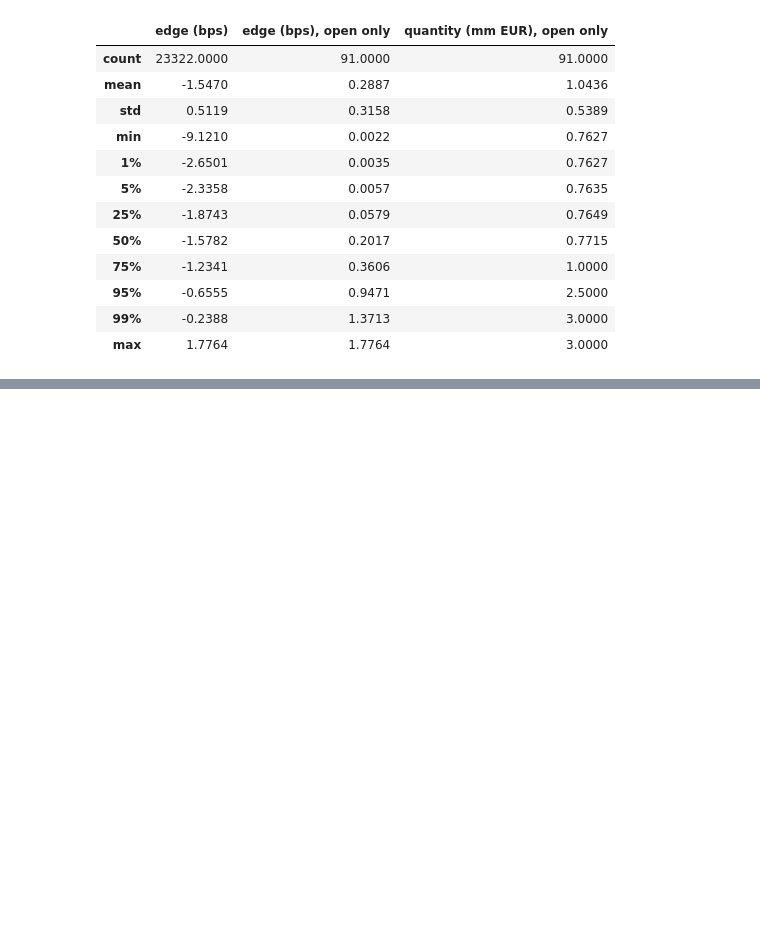
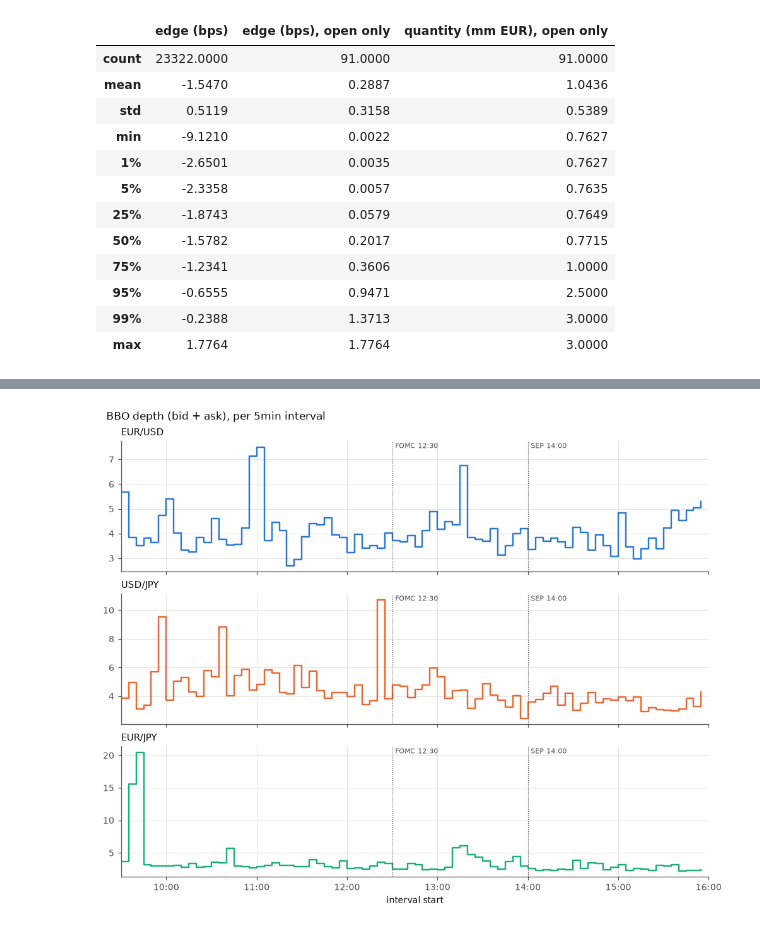
Before and after one commit to jack-duncan/230X-psets, a Jupyter notebook: ps1/notebooks/currencies.ipynb, the cells around one changed output, grey strips where cells are left out. Saved outputs shown, nothing was run; the diff lists cells and outputs as text; code cells hidden in the pictures; blank space fills up the shorter version.

```diff
--- a/ps1/notebooks/currencies.ipynb
+++ b/ps1/notebooks/currencies.ipynb
@@ -613,0 +597,4 @@ table.round(4)
+# %%
+plots.plot_liquidity(books, "depth", marks=_fomc, save="fx_depth_5min");
+# %% [output]
+[figure, added]
```
Also changed, not shown: parts of 16 cells of this notebook, 17 other files.
